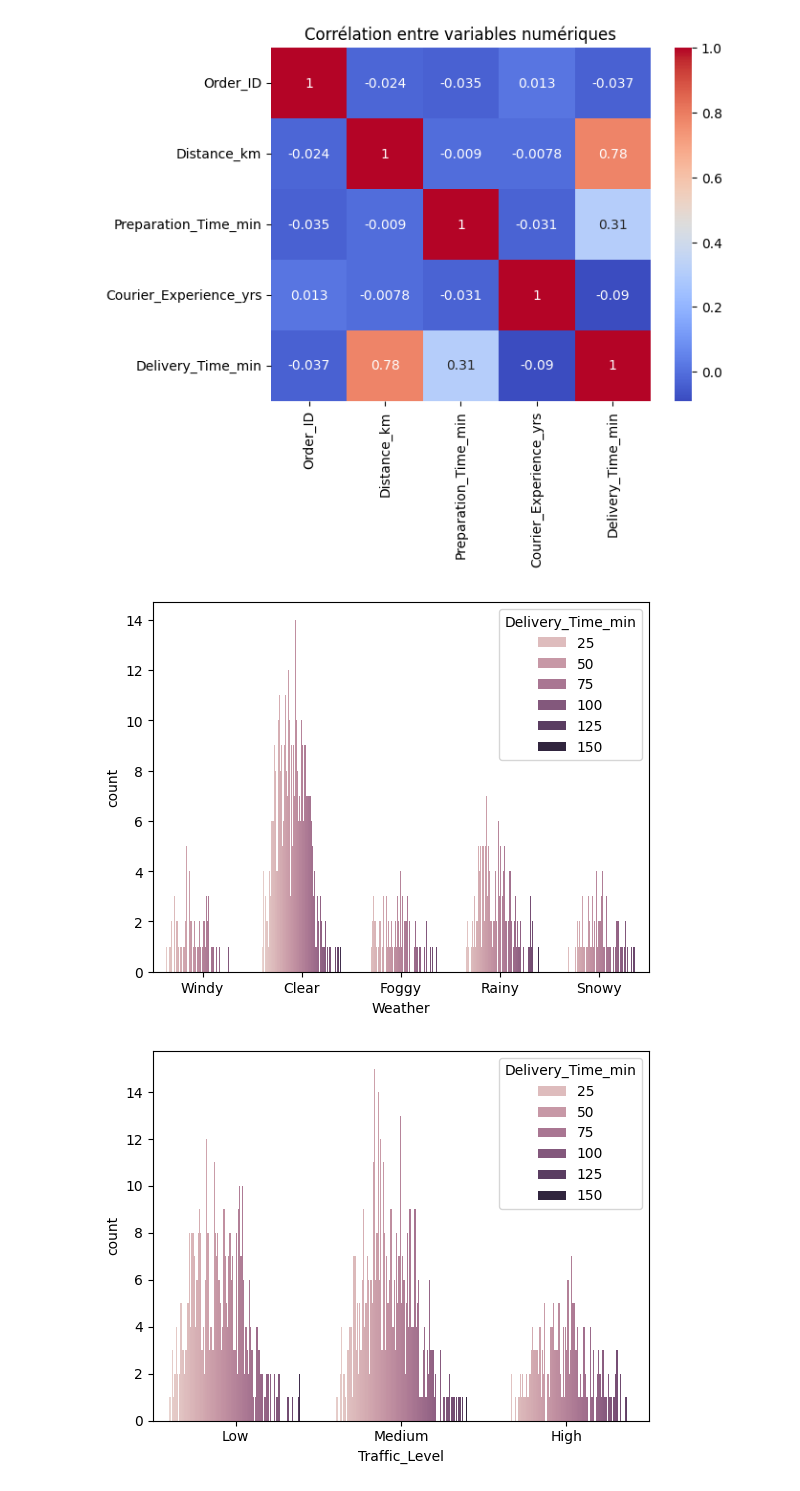
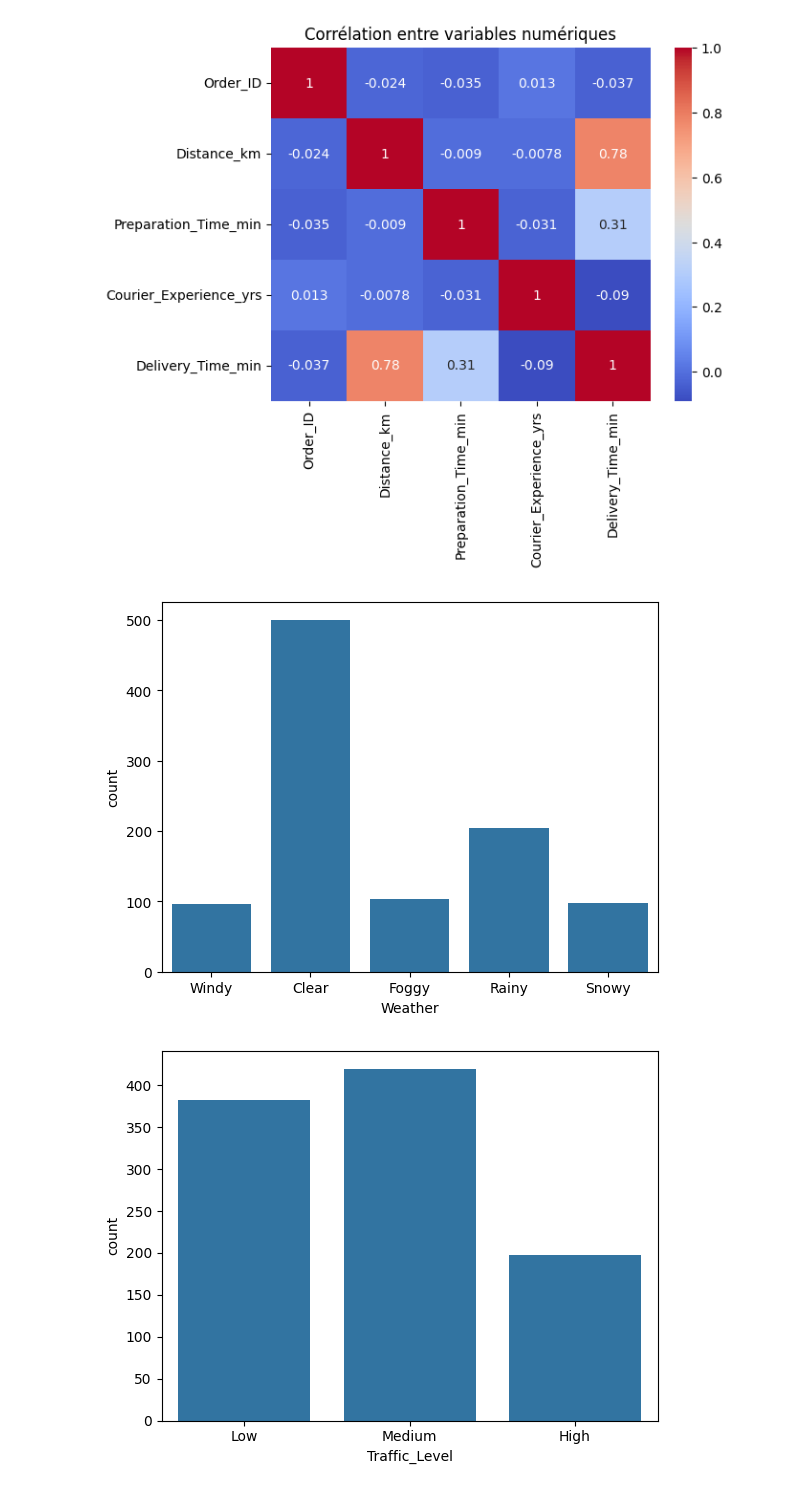
Before and after one commit to KarimaChami/Projet-prediction-du-Temps-de-Livraison, a Jupyter notebook: EDA.ipynb, the cells around one changed output. Saved outputs shown, nothing was run; the diff lists cells and outputs as text; code cells hidden in the pictures.

```diff
--- a/EDA.ipynb
+++ b/EDA.ipynb
@@ -38,7 +38,7 @@ dtype: object
 cat_cols = ['Weather','Traffic_Level','Time_of_Day']
 for col in cat_cols :
     csv[col].fillna(csv[col].mode()[0],inplace=True)
-csv['Courier_Experience_yrs'].fillna(csv['Courier_Experience_yrs'].mean())
+csv["Courier_Experience_yrs"] = csv["Courier_Experience_yrs"].fillna(csv["Courier_Experience_yrs"].mean())
 
 print(csv.isnull().sum())
 # %% [output]
@@ -70,21 +68,21 @@ plt.show()
 # %%
 # plt.figure(figsize=(12,8))
 # for col in cat_cols :
 #     sns.countplot(data=csv,x=col,hue=col,palette='pastel')
 #     plt.title(f'Distribution de {col}')
 #     plt.xticks(rotation=45)
 # # plt.tight_layout()
 # plt.show()
 
 
 cat_cols = csv.select_dtypes(include=['object']).columns
 for col in cat_cols:
  if col != 'Order_ID':
-   sns.countplot(data=csv,x=csv[col],hue='Delivery_Time_min')
+   sns.countplot(data=csv,x=col)
    plt.show()
 #    plt.figure(figsize=(12,4))
 # print(csv['Delivery_Time_min'].value_counts(normalize=True))
 # print(csv['Churn'].value_counts(normalize=True)) #le pourcentage de clients désabonnés vs fidèles.
 # %% [output]
-[figure, old version]
+[figure, new version]
-[figure, old version]
+[figure, new version]
```
Also changed, not shown: parts of 4 cells of this notebook, 3 other files.
